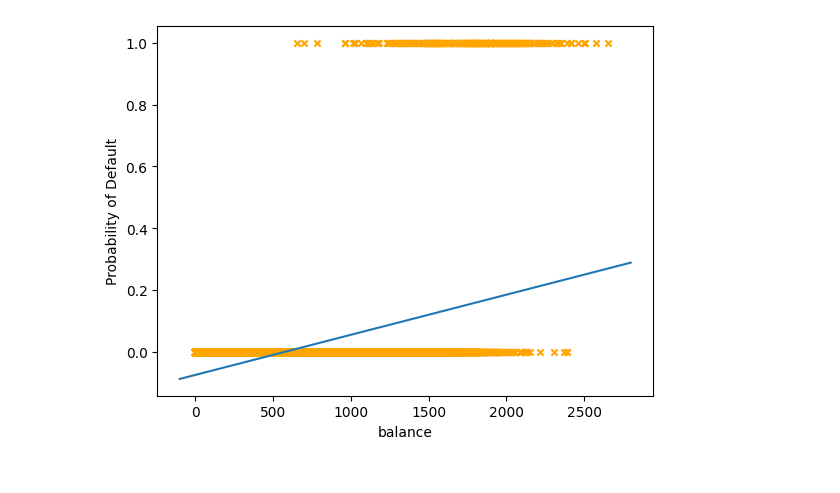
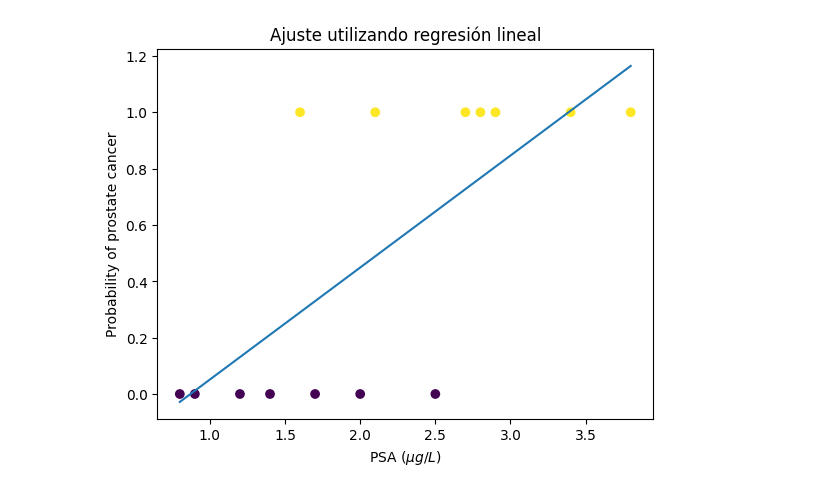
Before and after one commit to jbardalesr/statistics, a Jupyter notebook: pc3_logistic_regression.ipynb, the cells around one changed output. Cells and saved outputs as stored; diff of their text form; code cells hidden in the pictures.

Commit message:
regresión logistica

```diff
--- a/pc3_logistic_regression.ipynb
+++ b/pc3_logistic_regression.ipynb
@@ -23,0 +27,3 @@ ax1 = df.plot.scatter(x='balance',
+# %%
+X_ = np.array([3.8, 3.4, 2.9, 2.8, 2.7, 2.1, 1.6, 2.5, 2.0, 1.7, 1.4, 1.2, 0.9, 0.8]).reshape(-1, 1)
+y = np.array([1, 1, 1, 1, 1, 1, 1, 0, 0, 0, 0, 0, 0, 0.])
@@ -24,14 +36,14 @@ ax1 = df.plot.scatter(x='balance',
 # %%
-X = df.balance.to_numpy()
-X = np.c_[np.ones_like(X), X]
-y = df.default.to_numpy()
+X = np.c_[np.ones_like(X_), X_]
 
 params = np.linalg.inv(X.T @ X) @ X.T @ y
 line = lambda x: np.dot(params, [1, x])
-# %%
-ax2 = df.plot.scatter(x="balance", y="default", marker='x', c='orange')
-ax2.set_ylabel("Probability of Default")
-ax2.plot([-100, 2800], [line(-100), line(2800)])
-plt.show()
-# %% [output]
-[figure, removed]
+# %%
+plt.scatter(x=X_, y=y, c=y, marker='o')
+plt.title("Ajuste utilizando regresión lineal")
+plt.ylabel("Probability of prostate cancer")
+plt.xlabel("PSA ($\mu g/L$)")
+plt.plot([0.8, 3.8], [line(0.8), line(3.8)])
+plt.show()
+# %% [output]
+[figure, added]
```
Also changed, not shown: parts of 18 cells of this notebook.
